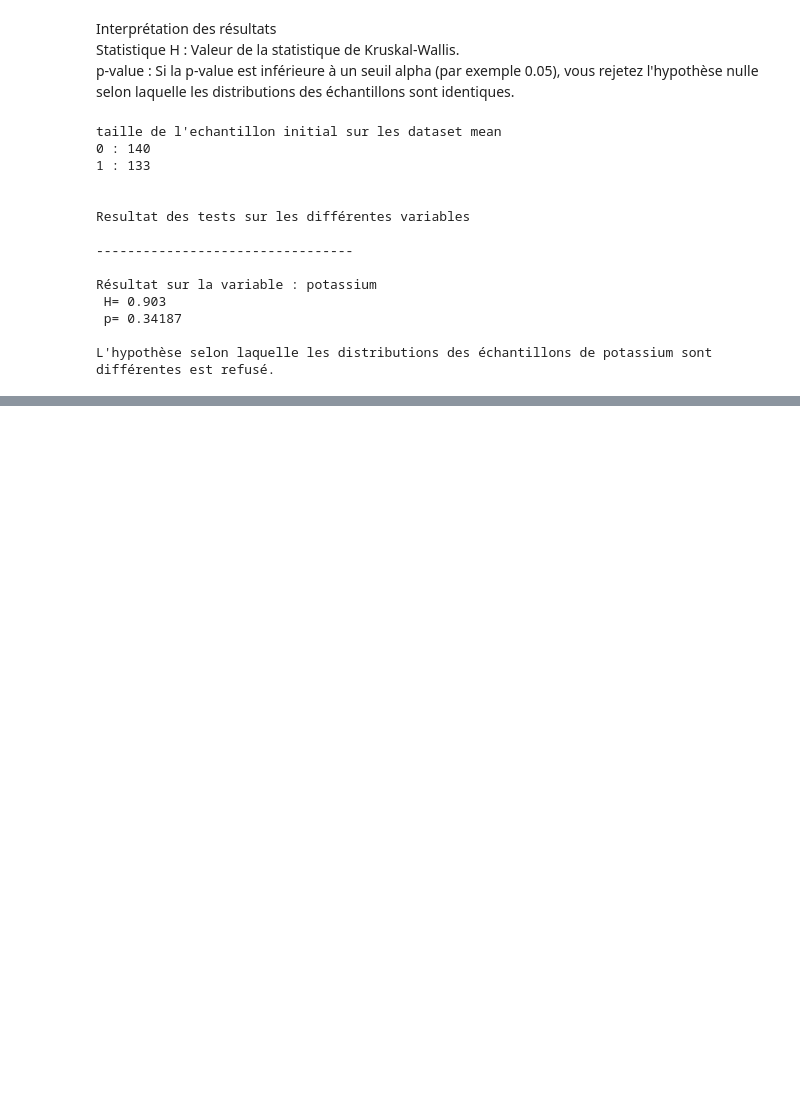
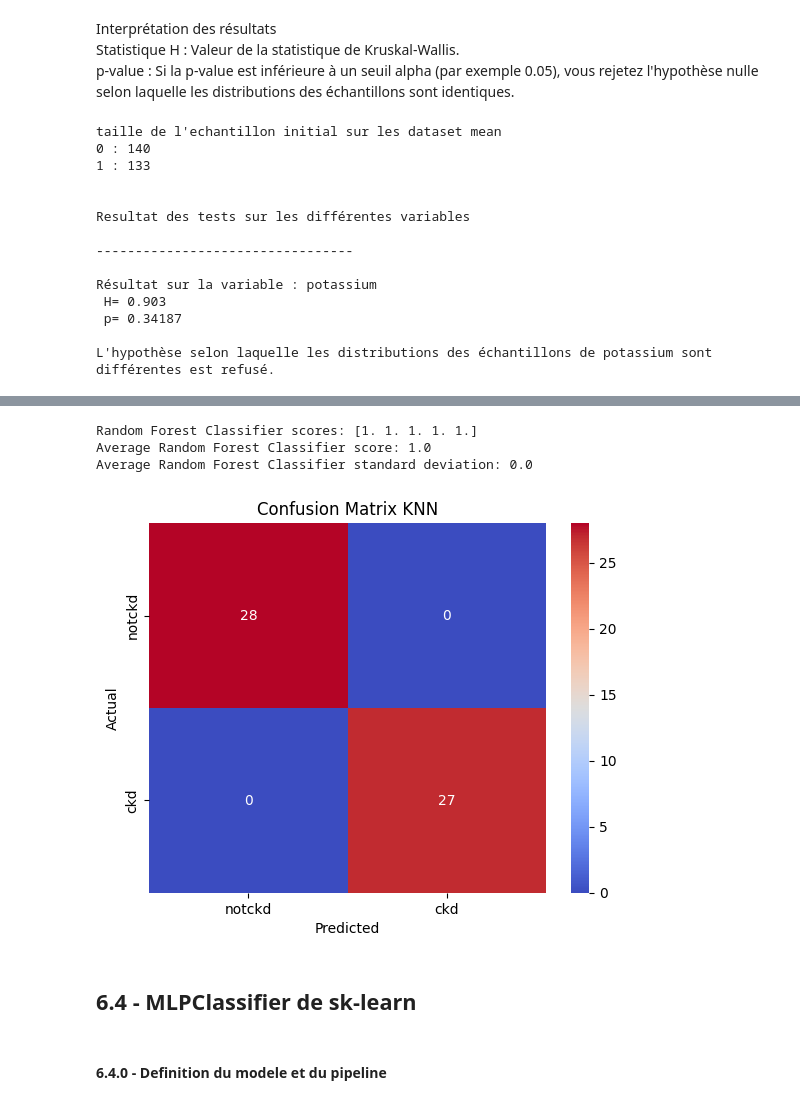
Before and after one commit to Dim2960/semiology_AI, a Jupyter notebook: mrc_folder/dataset.ipynb, the cells around one changed output, grey strips where cells are left out. Drawn from its saved outputs; the diff is of its cells as text; code cells hidden in the pictures; blank space fills up the shorter version.

```diff
--- a/mrc_folder/dataset.ipynb
+++ b/mrc_folder/dataset.ipynb
@@ -788,0 +1190,10 @@ L'hypothèse selon laquelle les distributions des échantillons de potassium son
+# %%
+random_search_rfc = RandomizedSearchCV(
+    estimator=pipeline_rfc,
+    param_distributions=param_dist_rfc,
+    n_iter=100,
+    cv=5,
+    verbose=2,
+    random_state=42,
+    n_jobs=-1,
+)
@@ -788,0 +1202,2 @@ L'hypothèse selon laquelle les distributions des échantillons de potassium son
+# %%
+random_search_rfc.fit(X_train, y_train)
@@ -788,0 +1227,5 @@ L'hypothèse selon laquelle les distributions des échantillons de potassium son
+# %%
+best_model_rfc = random_search_rfc.best_estimator_
+tes_score_rfc = best_model_rfc.score(X_test, y_test)
+# %%
+y_pred_rfc = best_model_rfc.predict(X_test)
@@ -788,0 +1251,27 @@ L'hypothèse selon laquelle les distributions des échantillons de potassium son
+# %%
+scores_rfc = cross_val_score(pipeline_rfc, X, y, cv=5)
+
+print(f'Random Forest Classifier scores: {scores_rfc}')
+print(f'Average Random Forest Classifier score: {scores_rfc.mean()}')
+print(f'Average Random Forest Classifier standard deviation: {scores_rfc.std()}')
+# %% [output]
+Random Forest Classifier scores: [1. 1. 1. 1. 1.]
+Average Random Forest Classifier score: 1.0
+Average Random Forest Classifier standard deviation: 0.0
+# %%
+import seaborn as sns
+confusion_matrix_rfc = confusion_matrix(y_test, y_pred_rfc)
+
+sns.heatmap(confusion_matrix_rfc, annot=True, cmap='coolwarm', fmt='g')
+plt.xlabel('Predicted')
+plt.ylabel('Actual')
+plt.title('Confusion Matrix KNN')
+plt.xticks([0.5, 1.5], ['notckd', 'ckd'])
+plt.yticks([0.5, 1.5], ['notckd', 'ckd'])
+plt.show()
+# %% [output]
+[figure, added]
+# %% [markdown]
+## 6.4 - MLPClassifier de sk-learn
+# %% [markdown]
+####  6.4.0 - Definition du modele et du pipeline
```
Also changed, not shown: parts of 82 cells of this notebook.
